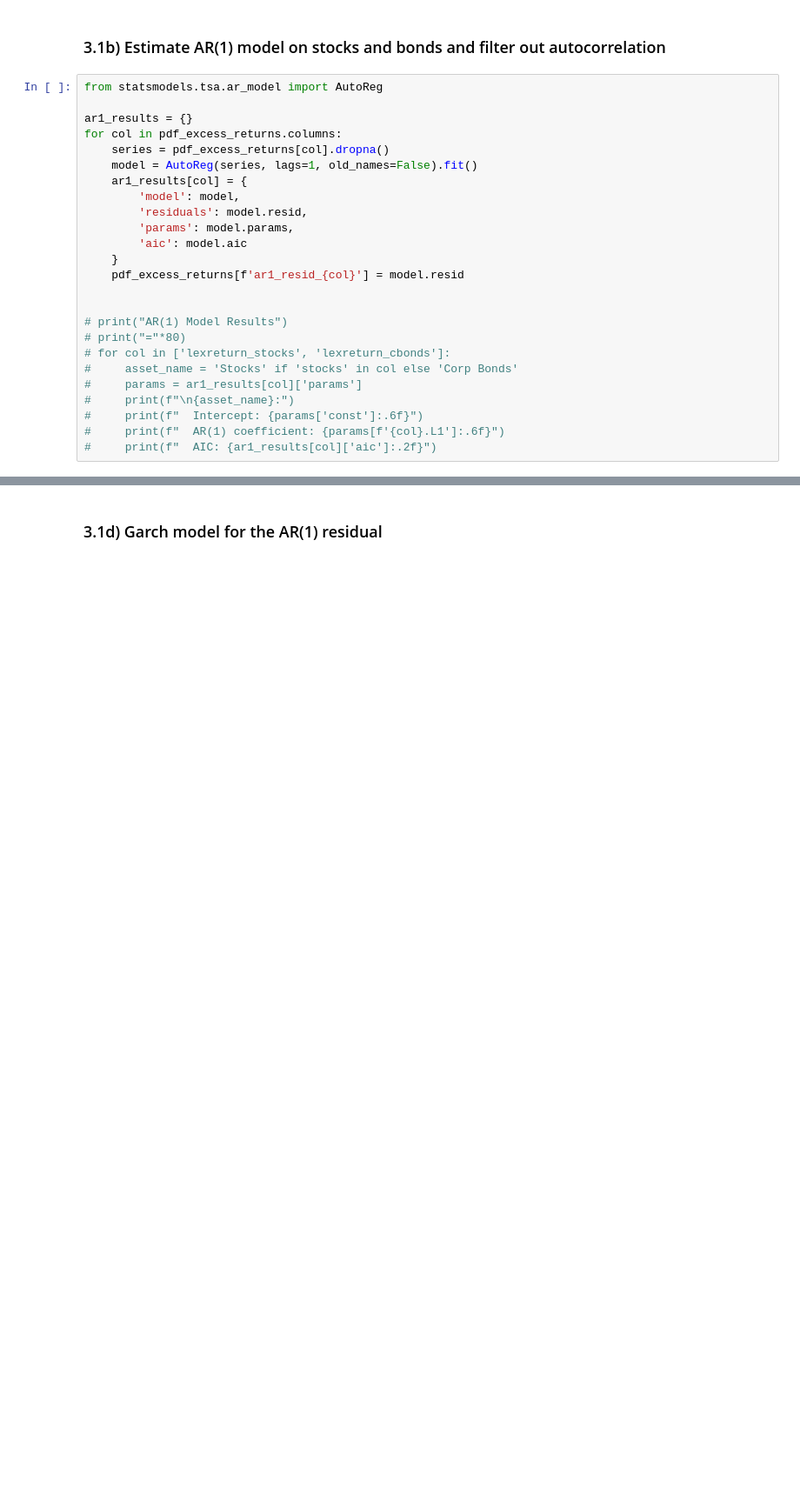
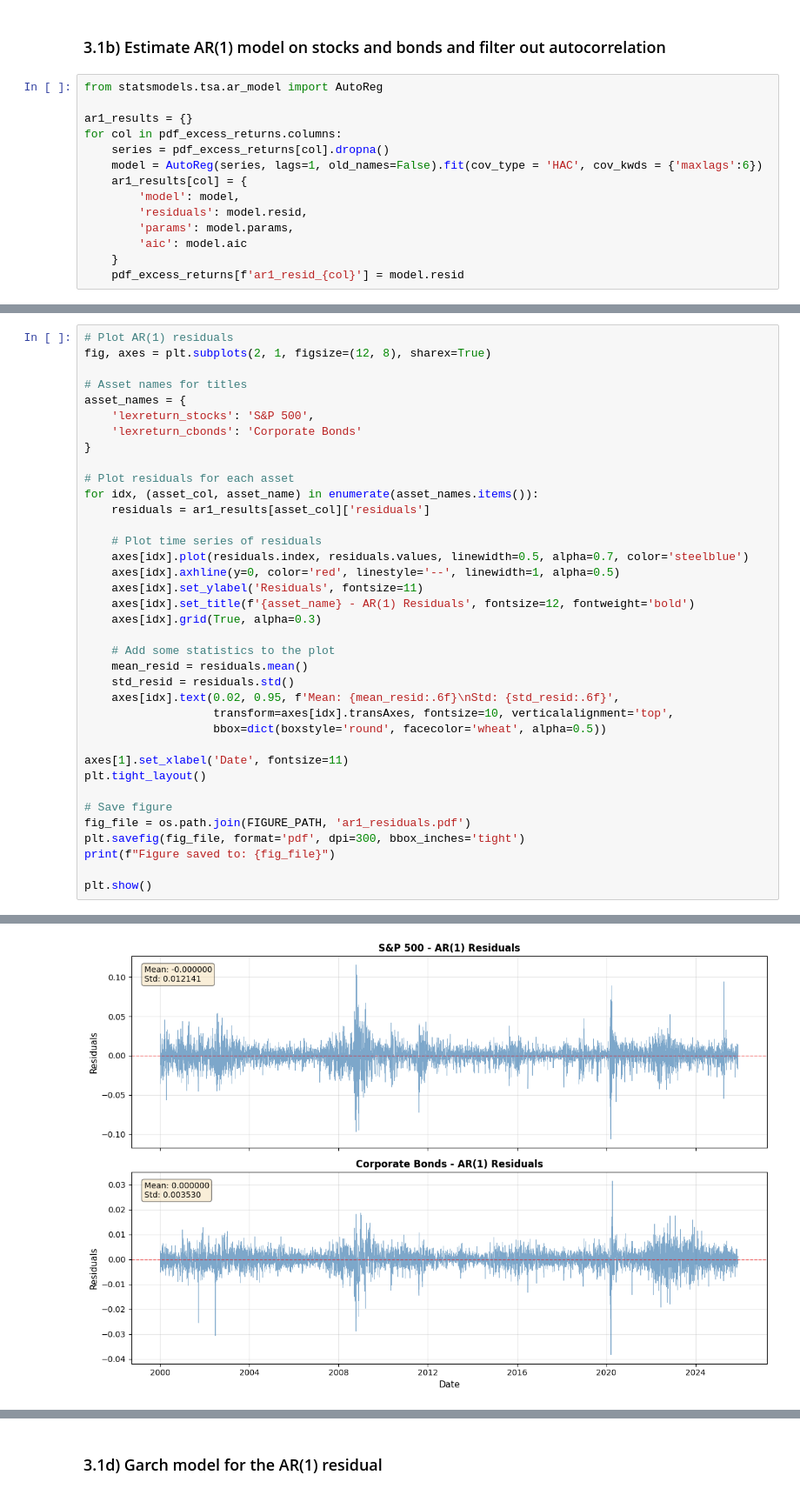
Before and after one commit to pamaths/financial_econometrics_I, a Jupyter notebook: notebooks/fineco_.ipynb, the cells around one changed output, grey strips where cells are left out. Shown at 87% size. Drawn from its saved outputs; the diff is of its cells as text; blank space fills up the shorter version.

```diff
--- a/notebooks/fineco_.ipynb
+++ b/notebooks/fineco_.ipynb
@@ -1346,7 +1472,7 @@ from statsmodels.tsa.ar_model import AutoReg
 ar1_results = {}
 for col in pdf_excess_returns.columns:
     series = pdf_excess_returns[col].dropna()
-    model = AutoReg(series, lags=1, old_names=False).fit()
+    model = AutoReg(series, lags=1, old_names=False).fit(cov_type = 'HAC', cov_kwds = {'maxlags':6})
     ar1_results[col] = {
         'model': model,
         'residuals': model.resid,
@@ -1354,14 +1480,3 @@ for col in pdf_excess_returns.columns:
         'aic': model.aic
     }
     pdf_excess_returns[f'ar1_resid_{col}'] = model.resid
-
-
-# print("AR(1) Model Results")
-# print("="*80)
-# for col in ['lexreturn_stocks', 'lexreturn_cbonds']:
-#     asset_name = 'Stocks' if 'stocks' in col else 'Corp Bonds'
-#     params = ar1_results[col]['params']
-#     print(f"\n{asset_name}:")
-#     print(f"  Intercept: {params['const']:.6f}")
-#     print(f"  AR(1) coefficient: {params[f'{col}.L1']:.6f}")
-#     print(f"  AIC: {ar1_results[col]['aic']:.2f}")
@@ -1367,0 +1575,38 @@ for col in pdf_excess_returns.columns:
+# %%
+# Plot AR(1) residuals
+fig, axes = plt.subplots(2, 1, figsize=(12, 8), sharex=True)
+
+# Asset names for titles
+asset_names = {
+    'lexreturn_stocks': 'S&P 500',
+    'lexreturn_cbonds': 'Corporate Bonds'
+}
+
+# Plot residuals for each asset
+for idx, (asset_col, asset_name) in enumerate(asset_names.items()):
+    residuals = ar1_results[asset_col]['residuals']
+
+    # Plot time series of residuals
+    axes[idx].plot(residuals.index, residuals.values, linewidth=0.5, alpha=0.7, color='steelblue')
+    axes[idx].axhline(y=0, color='red', linestyle='--', linewidth=1, alpha=0.5)
+    axes[idx].set_ylabel('Residuals', fontsize=11)
+    axes[idx].set_title(f'{asset_name} - AR(1) Residuals', fontsize=12, fontweight='bold')
+    axes[idx].grid(True, alpha=0.3)
+
+    # Add some statistics to the plot
+    mean_resid = residuals.mean()
+    std_resid = residuals.std()
+    axes[idx].text(0.02, 0.95, f'Mean: {mean_resid:.6f}\nStd: {std_resid:.6f}',
+                   transform=axes[idx].transAxes, fontsize=10, verticalalignment='top',
+                   bbox=dict(boxstyle='round', facecolor='wheat', alpha=0.5))
+
+axes[1].set_xlabel('Date', fontsize=11)
+plt.tight_layout()
+
+# Save figure
+fig_file = os.path.join(FIGURE_PATH, 'ar1_residuals.pdf')
+plt.savefig(fig_file, format='pdf', dpi=300, bbox_inches='tight')
+print(f"Figure saved to: {fig_file}")
+
+plt.show()
+# %% [output]
@@ -1368 +1614,2 @@ for col in pdf_excess_returns.columns:
+[figure, added]
 # %% [markdown]
```
Also changed, not shown: parts of 43 cells of this notebook, 21 other files.
